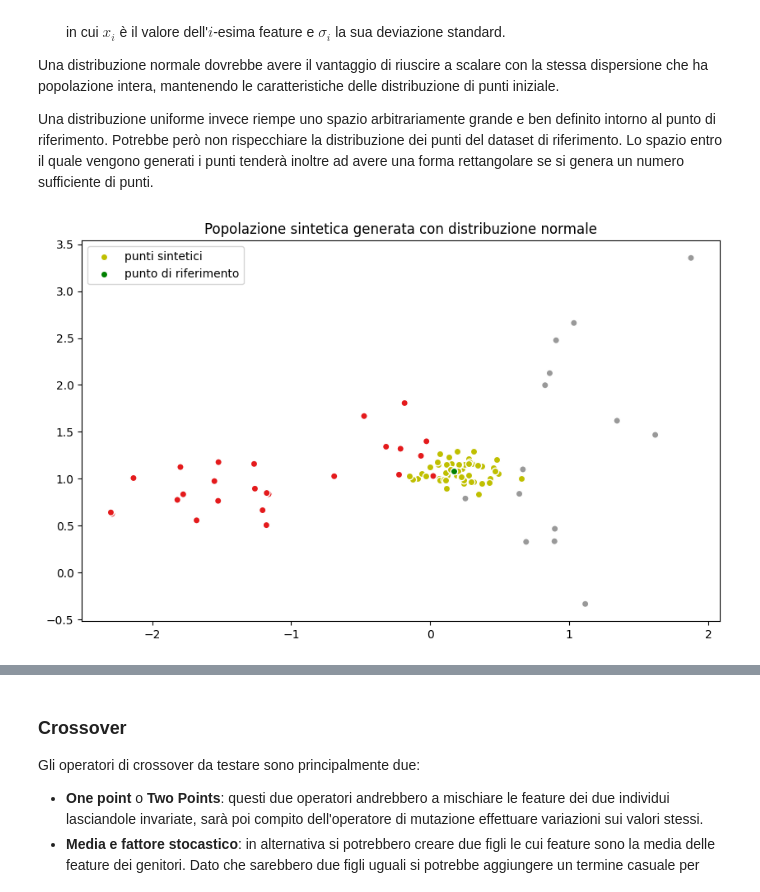
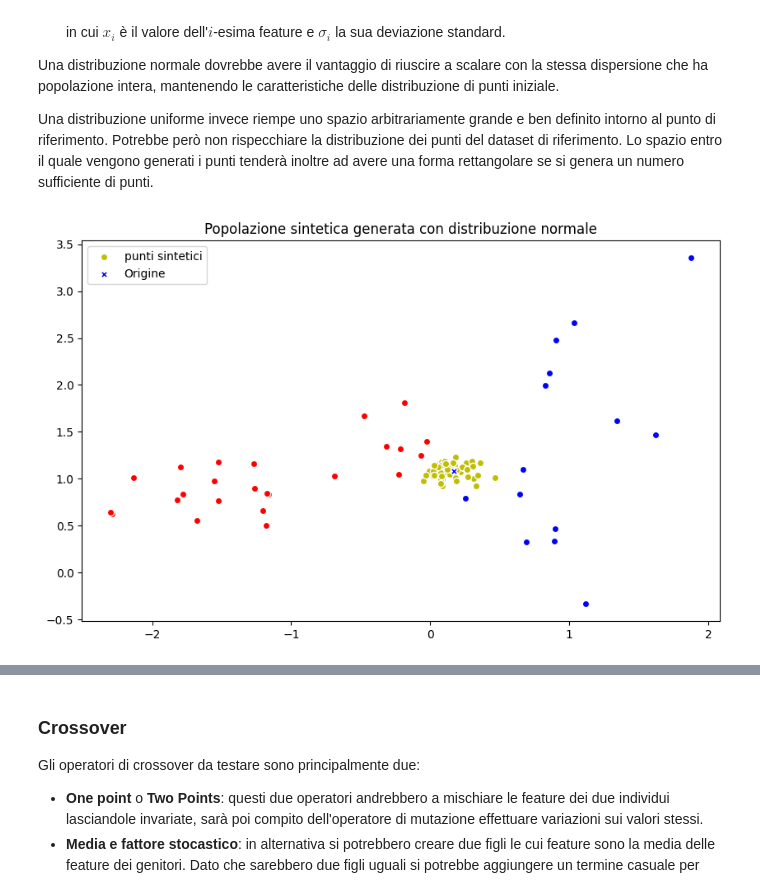
Before and after one commit to FedericoBustaffa/thesis, a Jupyter notebook: src/explain_classifier.ipynb, the cells around one changed output, grey strips where cells are left out. Cells and saved outputs as stored; diff of their text form; code cells hidden in the pictures.

```diff
--- a/src/explain_classifier.ipynb
+++ b/src/explain_classifier.ipynb
@@ -93,10 +93,12 @@ classifier = RandomForestClassifier()
 classifier.fit(X_train, y_train)
 y_predicted = classifier.predict(X_test)
 
-test_coords = X_test.T
+cls0 = [i for i in range(len(y_predicted)) if y_predicted[i] == 0]
+cls1 = [i for i in range(len(y_predicted)) if y_predicted[i] == 1]
 
 plt.figure(figsize=(10, 6))
 plt.title("Test set")
-plt.scatter(test_coords[0], test_coords[1], c=y_predicted, ec="w")
+plt.scatter(X_test[cls0].T[0], X_test[cls0].T[1], c="r", ec="w")
+plt.scatter(X_test[cls1].T[0], X_test[cls1].T[1], c="b", ec="w")
 plt.show()
 # %% [output]
@@ -181,35 +185,39 @@ genera un numero sufficiente di punti.
 # %%
 from numpy import random
 from ppga import base
 
 
 def generate_normal(point, sigma, alpha: float) -> np.ndarray:
     return random.normal(point, alpha * sigma, size=(2,))
 
 
 def generate_uniform(point, sigma, alpha: float) -> np.ndarray:
     return random.uniform(point - sigma * alpha, point + sigma * alpha, size=(2,))
 
 
 toolbox = base.ToolBox()
-toolbox.set_generation(generate_normal, point=point, sigma=sigma, alpha=0.15)
+toolbox.set_generation(generate_normal, point=point, sigma=sigma, alpha=0.1)
 
 # generazione di una popolazione composta da 50 individui
 population = toolbox.generate(50)
 synth_points = np.array([i.chromosome for i in population])
 
 plt.figure(figsize=(10, 6))
 plt.title("Popolazione sintetica generata con distribuzione normale")
-plt.scatter(test_coords[0], test_coords[1], c=y_predicted, ec="w")
+plt.scatter(X_test[cls0].T[0], X_test[cls0].T[1], c="r", ec="w")
+plt.scatter(X_test[cls1].T[0], X_test[cls1].T[1], c="b", ec="w")
+
 plt.scatter(
     synth_points.T[0], synth_points.T[1], c="y", ec="w", label="punti sintetici"
 )
-plt.scatter(point[0], point[1], c="g", ec="w", label="punto di riferimento")
+
+c = "r" if point_class == 0 else "b"
+plt.scatter(point[0], point[1], c=c, ec="w", marker="X", label="Origine")
 
 plt.legend()
 plt.show()
 # %% [output]
-[figure, old version]
+[figure, new version]
 # %% [markdown]
 ### Funzione di valutazione
 
```
Also changed, not shown: parts of 18 cells of this notebook, 2 other files.
